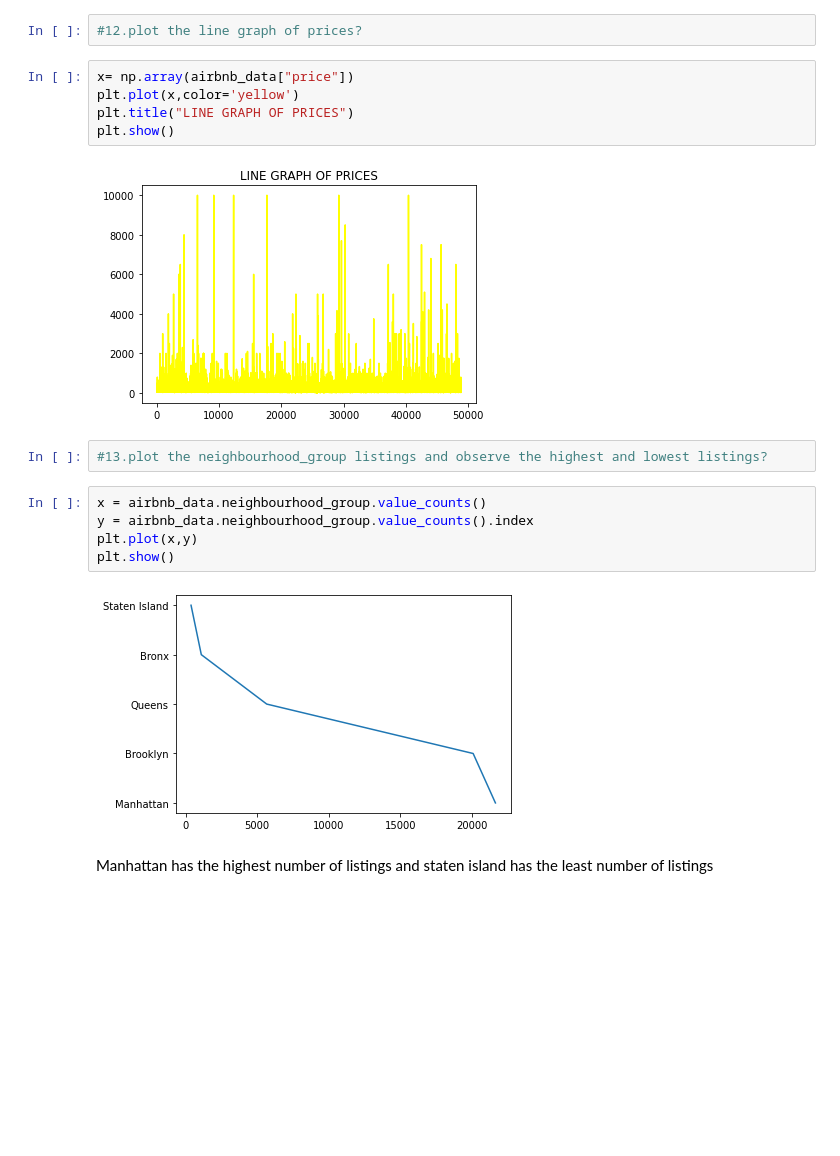
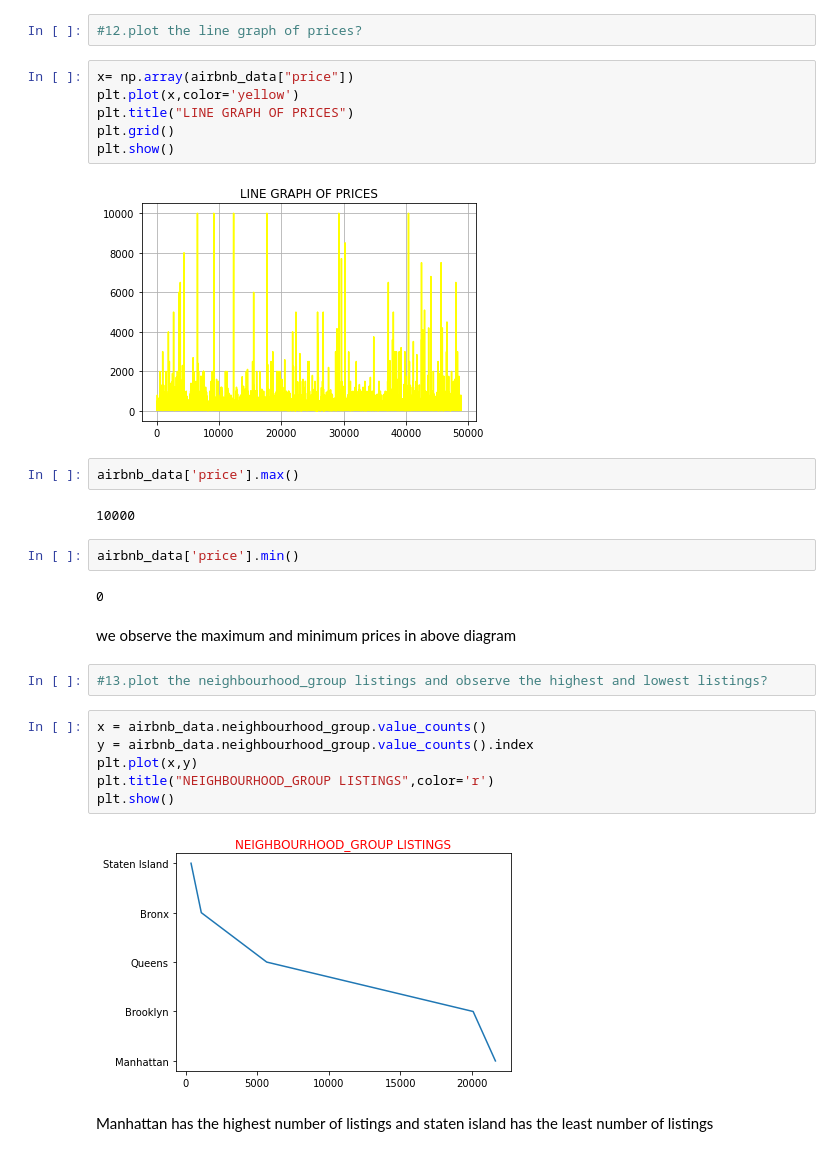
Before and after one commit to m123m12/Airbnb-Booking-Analysis, a Jupyter notebook: Copy_of_Airbnb_Bookings_Analysis_Capstone_Project.ipynb, the cells around one changed output. Saved outputs shown, nothing was run; the diff lists cells and outputs as text; blank space fills up the shorter version.

```diff
--- a/Copy_of_Airbnb_Bookings_Analysis_Capstone_Project.ipynb
+++ b/Copy_of_Airbnb_Bookings_Analysis_Capstone_Project.ipynb
@@ -182,18 +182,30 @@ plt.show()
 x= np.array(airbnb_data["price"])
 plt.plot(x,color='yellow')
 plt.title("LINE GRAPH OF PRICES")
+plt.grid()
 plt.show()
 # %% [output]
-[figure, old version]
+[figure, new version]
+# %%
+airbnb_data['price'].max()
+# %% [output]
+10000
+# %%
+airbnb_data['price'].min()
+# %% [output]
+0
+# %% [markdown]
+we observe the maximum and minimum prices in above diagram
 # %%
 #13.plot the neighbourhood_group listings and observe the highest and lowest listings?
 # %%
 x = airbnb_data.neighbourhood_group.value_counts()
 y = airbnb_data.neighbourhood_group.value_counts().index
 plt.plot(x,y)
+plt.title("NEIGHBOURHOOD_GROUP LISTINGS",color='r')
 plt.show()
 # %% [output]
-[figure, old version]
+[figure, new version]
 # %% [markdown]
 Manhattan has the highest number of listings and staten island has the least number of listings
 # %%
```
Also changed, not shown: parts of 2 cells of this notebook.
